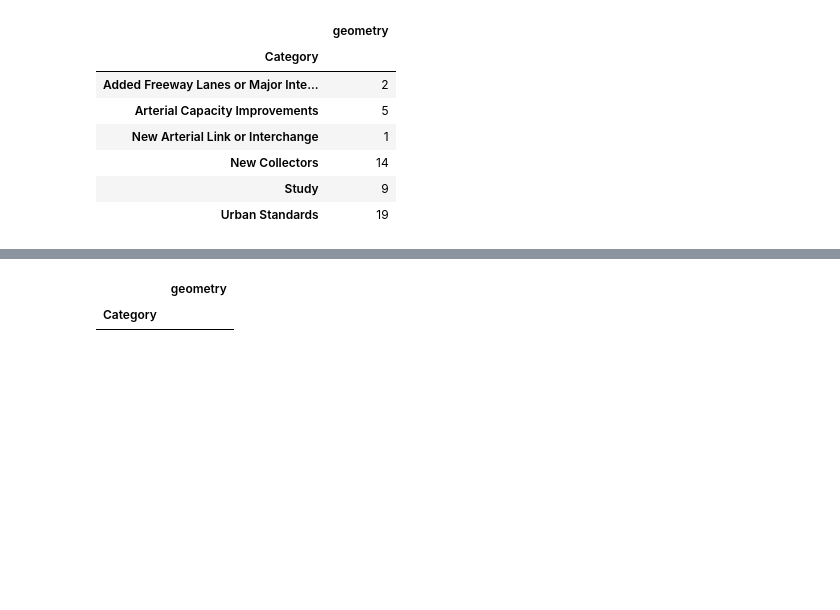
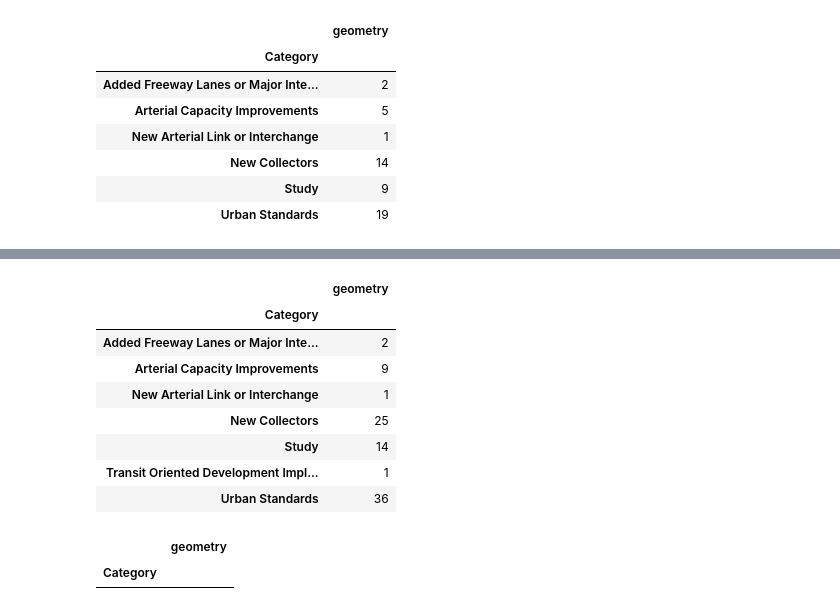
Before and after one commit to dongmeic/RTP, a Jupyter notebook: data/analysis_for_AppendixF.ipynb, the cells around one changed output, grey strips where cells are left out. Drawn from its saved outputs; the diff is of its cells as text; code cells hidden in the pictures; blank space fills up the shorter version.

```diff
--- a/data/analysis_for_AppendixF.ipynb
+++ b/data/analysis_for_AppendixF.ipynb
@@ -162,3 +196,16 @@ aaf.RTP_counted_by_intersection(folder='WaterQuality', file='wetlandsCLMPO.shp')
+# %%
+# fire hazards intersects with roadway lines, need to discuss on the risk levels
+aaf.RTP_counted_by_intersection(folder='NaturalHazards', file='FireHazard.shp')
+# %% [output]
+|  | geometry |
+| Category |  |
+| Added Freeway Lanes or Major Inte... | 2 |
+| Arterial Capacity Improvements | 9 |
+| New Arterial Link or Interchange | 1 |
+| New Collectors | 25 |
+| Study | 14 |
+| Transit Oriented Development Impl... | 1 |
+| Urban Standards | 36 |
 # %%
 # DEQ303dListedStreams intersect with roadway points
 aaf.RTP_counted_by_intersection(shapefile='Roadway_points', folder='WaterQuality', file='DEQ303dListedStreams.shp')
```
Also changed, not shown: parts of 24 cells of this notebook, 7 other files.
